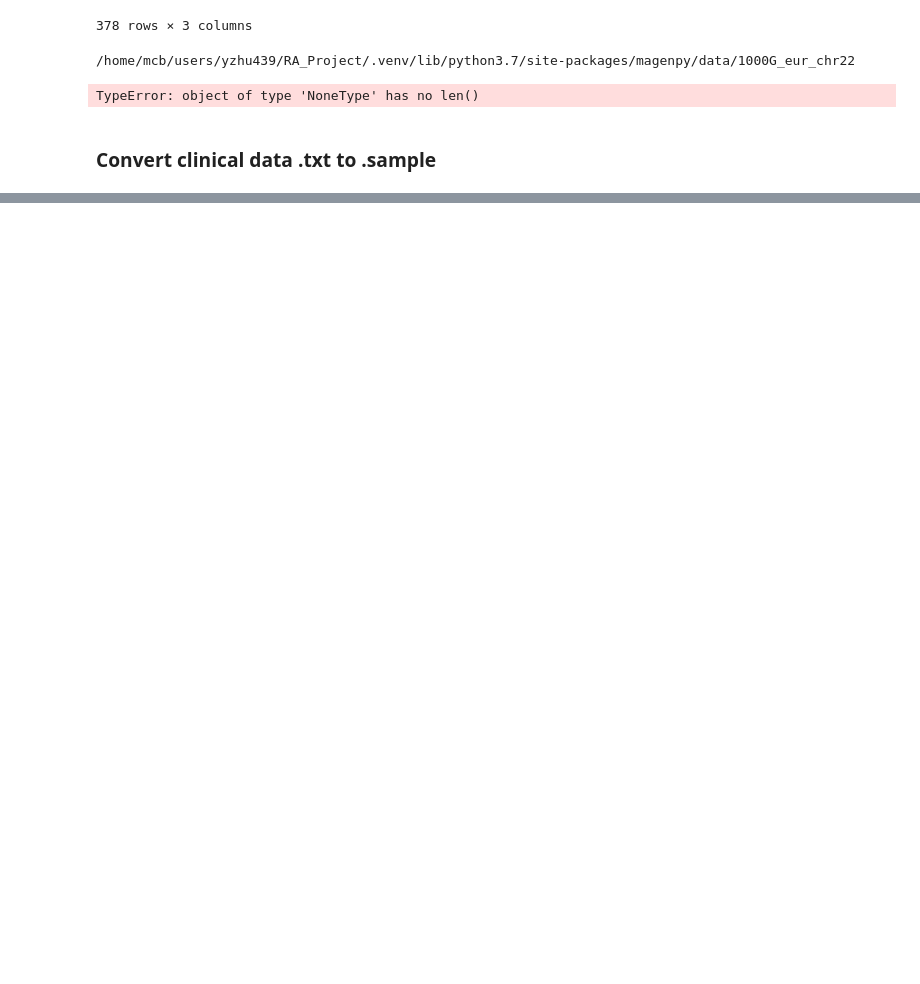
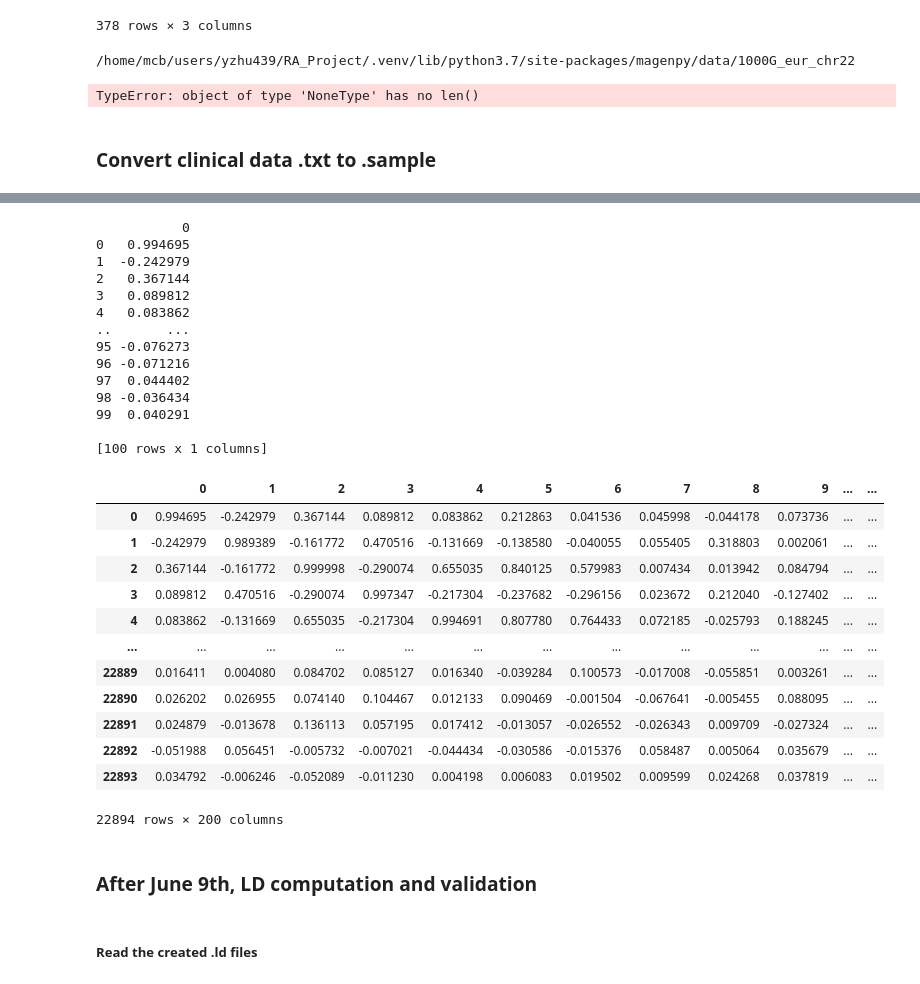
Before and after one commit to Yiqing-Zhu2000/RA_Project, a Jupyter notebook: my_test.ipynb, the cells around one changed output, grey strips where cells are left out. Cells and saved outputs as stored; diff of their text form; code cells hidden in the pictures; blank space fills up the shorter version.

Commit message:
use training qced data calculated and compare LD

```diff
--- a/my_test.ipynb
+++ b/my_test.ipynb
@@ -138,0 +248,38 @@ Conversion complete. File saved as /home/mcb/users/yzhu439/RA_Project/temp/DREAM
+# %%
+import magenpy as mgp
+import pandas as pd
+ldm_0 = mgp.LDMatrix.from_path("data/Merged_Genotype/ld/chr_1")
+print(pd.DataFrame(ldm_0[0]))
+pd.DataFrame(ldm_0.z_array)
+# %% [output]
+           0
+0   0.994695
+1  -0.242979
+2   0.367144
+3   0.089812
+4   0.083862
+..       ...
+95 -0.076273
+96 -0.071216
+97  0.044402
+98 -0.036434
+99  0.040291
+
+[100 rows x 1 columns]
+|  | 0 | 1 | 2 | 3 | 4 | 5 | 6 | 7 | 8 | 9 | ... | ... |
+| 0 | 0.994695 | -0.242979 | 0.367144 | 0.089812 | 0.083862 | 0.212863 | 0.041536 | 0.045998 | -0.044178 | 0.073736 | ... | ... |
+| 1 | -0.242979 | 0.989389 | -0.161772 | 0.470516 | -0.131669 | -0.138580 | -0.040055 | 0.055405 | 0.318803 | 0.002061 | ... | ... |
+| 2 | 0.367144 | -0.161772 | 0.999998 | -0.290074 | 0.655035 | 0.840125 | 0.579983 | 0.007434 | 0.013942 | 0.084794 | ... | ... |
+| 3 | 0.089812 | 0.470516 | -0.290074 | 0.997347 | -0.217304 | -0.237682 | -0.296156 | 0.023672 | 0.212040 | -0.127402 | ... | ... |
+| 4 | 0.083862 | -0.131669 | 0.655035 | -0.217304 | 0.994691 | 0.807780 | 0.764433 | 0.072185 | -0.025793 | 0.188245 | ... | ... |
+| ... | ... | ... | ... | ... | ... | ... | ... | ... | ... | ... | ... | ... |
+| 22889 | 0.016411 | 0.004080 | 0.084702 | 0.085127 | 0.016340 | -0.039284 | 0.100573 | -0.017008 | -0.055851 | 0.003261 | ... | ... |
+| 22890 | 0.026202 | 0.026955 | 0.074140 | 0.104467 | 0.012133 | 0.090469 | -0.001504 | -0.067641 | -0.005455 | 0.088095 | ... | ... |
+| 22891 | 0.024879 | -0.013678 | 0.136113 | 0.057195 | 0.017412 | -0.013057 | -0.026552 | -0.026343 | 0.009709 | -0.027324 | ... | ... |
+| 22892 | -0.051988 | 0.056451 | -0.005732 | -0.007021 | -0.044434 | -0.030586 | -0.015376 | 0.058487 | 0.005064 | 0.035679 | ... | ... |
+| 22893 | 0.034792 | -0.006246 | -0.052089 | -0.011230 | 0.004198 | 0.006083 | 0.019502 | 0.009599 | 0.024268 | 0.037819 | ... | ... |
+22894 rows × 200 columns
+# %% [markdown]
+<h3> After June 9th, LD computation and validation </h3>
+# %% [markdown]
+<h5> Read the created .ld files </h5>
```
Also changed, not shown: parts of 20 cells of this notebook, 2 other files.
